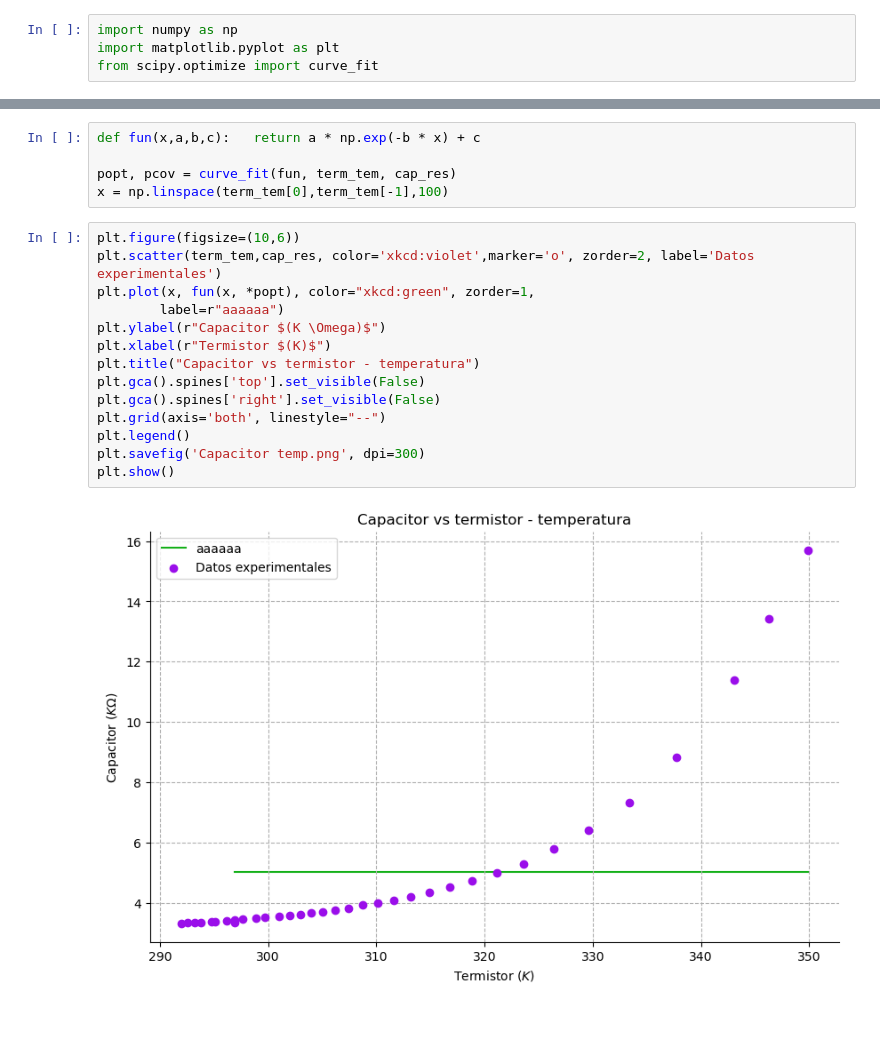
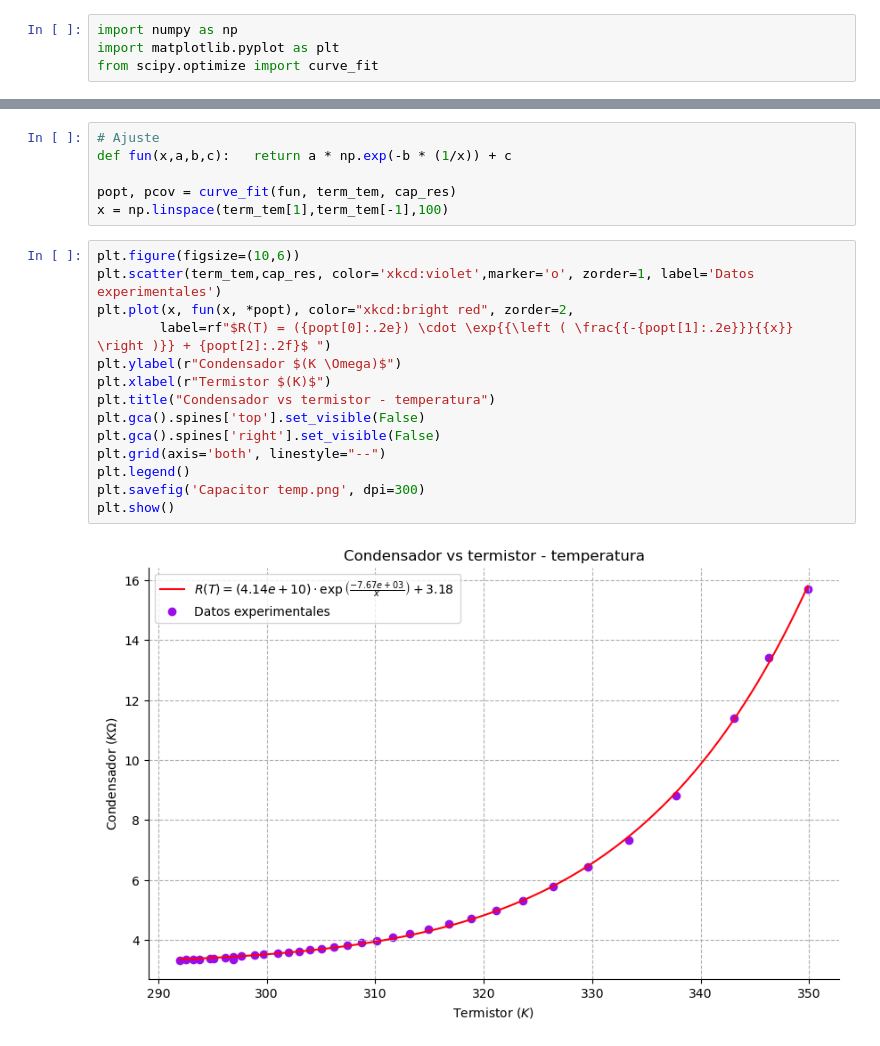
Before and after one commit to rifusaki/college, a Jupyter notebook: thermodynamics/exp2/indiv1.ipynb, the cells around one changed output, grey strips where cells are left out. Saved outputs shown, nothing was run; the diff lists cells and outputs as text; blank space fills up the shorter version.

Commit message:
termoexp - i1 condensador

```diff
--- a/thermodynamics/exp2/indiv1.ipynb
+++ b/thermodynamics/exp2/indiv1.ipynb
@@ -27,21 +29,22 @@ plt.show()
 # %%
-def fun(x,a,b,c):   return a * np.exp(-b * x) + c
+# Ajuste
+def fun(x,a,b,c):   return a * np.exp(-b * (1/x)) + c
 
 popt, pcov = curve_fit(fun, term_tem, cap_res)
-x = np.linspace(term_tem[0],term_tem[-1],100)
+x = np.linspace(term_tem[1],term_tem[-1],100)
 # %%
 plt.figure(figsize=(10,6))
-plt.scatter(term_tem,cap_res, color='xkcd:violet',marker='o', zorder=2, label='Datos experimentales')
-plt.plot(x, fun(x, *popt), color="xkcd:green", zorder=1,
-        label=r"aaaaaa")
-plt.ylabel(r"Capacitor $(K \Omega)$")
+plt.scatter(term_tem,cap_res, color='xkcd:violet',marker='o', zorder=1, label='Datos experimentales')
+plt.plot(x, fun(x, *popt), color="xkcd:bright red", zorder=2,
+        label=rf"$R(T) = ({popt[0]:.2e}) \cdot \exp{{\left ( \frac{{-{popt[1]:.2e}}}{{x}} \right )}} + {popt[2]:.2f}$ ")
+plt.ylabel(r"Condensador $(K \Omega)$")
 plt.xlabel(r"Termistor $(K)$")
-plt.title("Capacitor vs termistor - temperatura")
+plt.title("Condensador vs termistor - temperatura")
 plt.gca().spines['top'].set_visible(False)
 plt.gca().spines['right'].set_visible(False)
 plt.grid(axis='both', linestyle="--")
 plt.legend()
 plt.savefig('Capacitor temp.png', dpi=300)
 plt.show()
 # %% [output]
-[figure, old version]
+[figure, new version]
```
Also changed, not shown: parts of 2 cells of this notebook, 2 other files.
